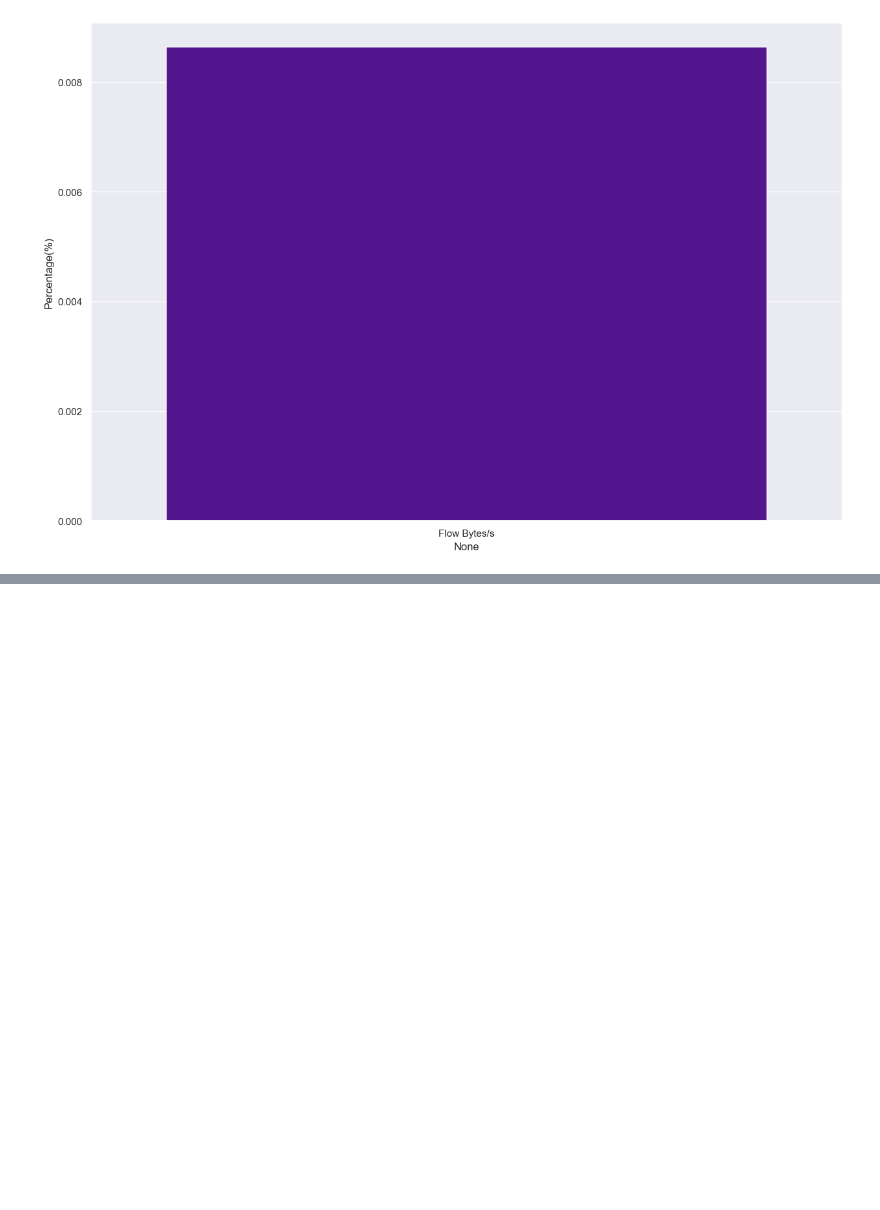
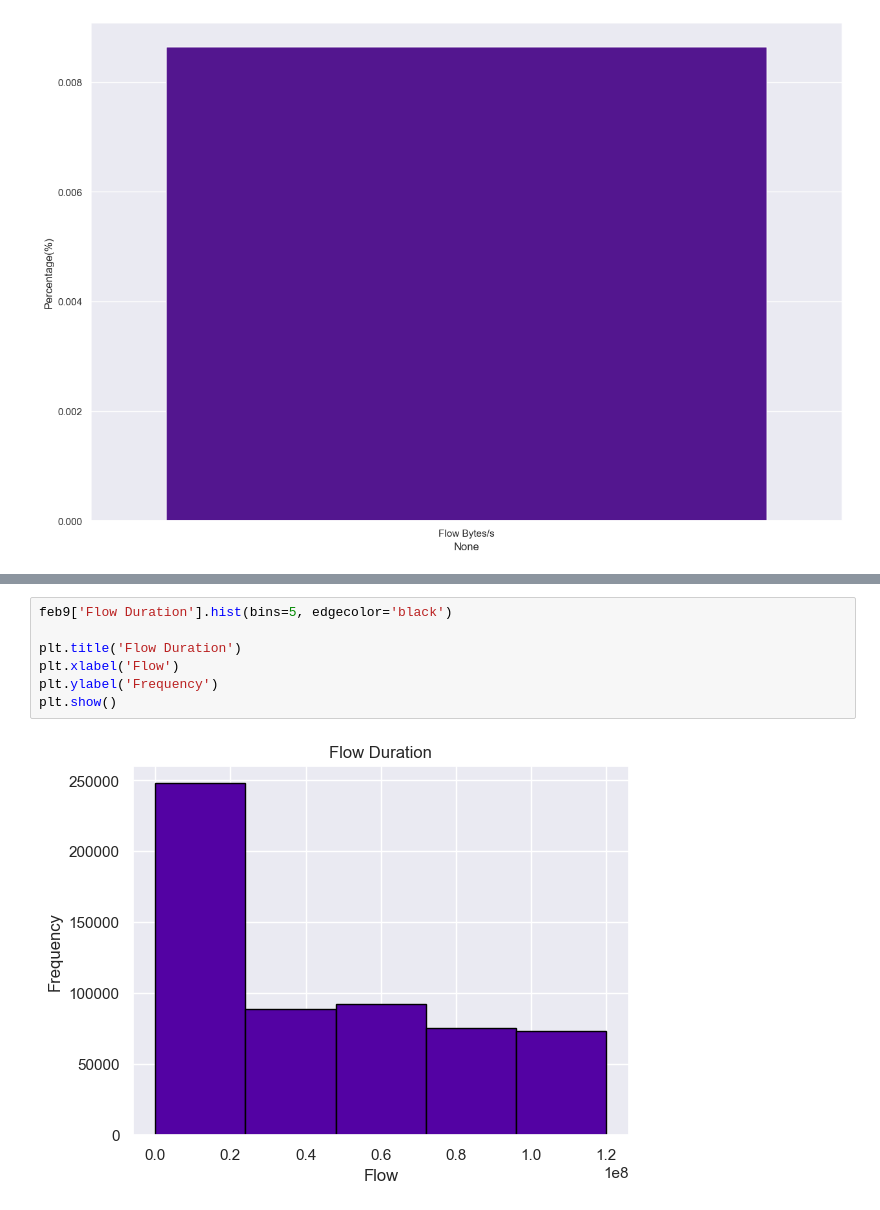
Before and after one commit to Totally-Kyle/The-CyberChase, a Jupyter notebook: eda.ipynb, the cells around one changed output, grey strips where cells are left out. Cells and saved outputs as stored; diff of their text form; blank space fills up the shorter version.

```diff
--- a/eda.ipynb
+++ b/eda.ipynb
@@ -164,0 +165,9 @@ ValueError: supplied range of [-2666666.6666666665, inf] is not finite
+# %%
+feb9['Flow Duration'].hist(bins=5, edgecolor='black')
+
+plt.title('Flow Duration')
+plt.xlabel('Flow')
+plt.ylabel('Frequency')
+plt.show()
+# %% [output]
+[figure, added]
```
Also changed, not shown: parts of 5 cells of this notebook.
